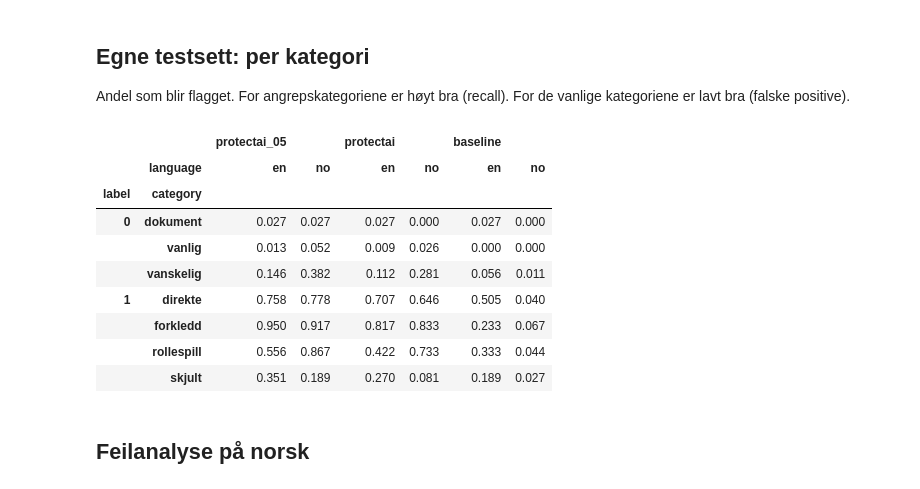
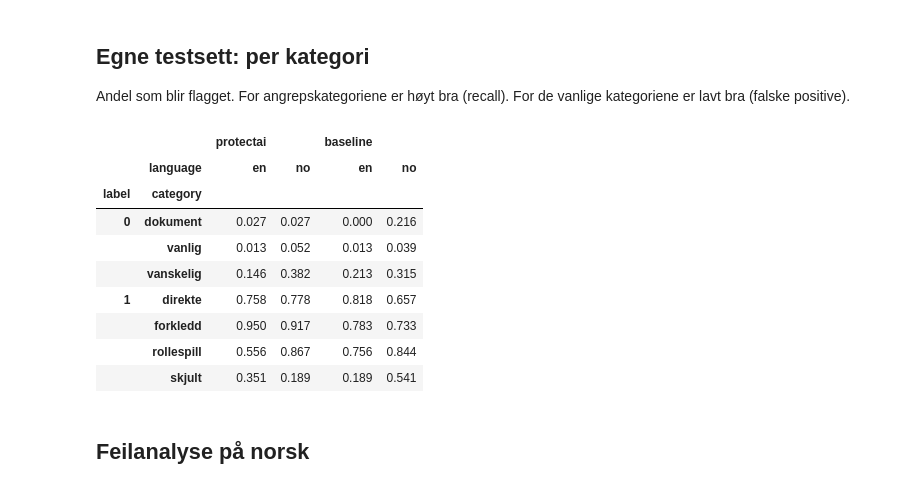
Before and after one commit to muhayudinawan/prompt-injection-detector, a Jupyter notebook: notebooks/04_protectai.ipynb, the cells around one changed output. Drawn from its saved outputs; the diff is of its cells as text; code cells hidden in the pictures.

```diff
--- a/notebooks/04_protectai.ipynb
+++ b/notebooks/04_protectai.ipynb
@@ -110,4 +91,5 @@ ProtectAI bruker 0,5 som standard. Vi viser den, og i tillegg en terskel valgt p
 # %%
-threshold = threshold_for_fpr(val["label"], val_scores, max_fpr=0.01)
-print(f"Terskel for 1 % falske positive: {threshold:.4f}")
+calibrated = threshold_for_fpr(val["label"], val_scores, max_fpr=0.01)
+print(f"Terskel kalibrert på valideringssettet (brukes ikke): {calibrated:.4f}")
+threshold = 0.5
 # %% [output]
@@ -179,22 +145,21 @@ Andel som blir flagget. For angrepskategoriene er høyt bra (recall). For de van
 # %%
 flag = own.assign(
     protectai=(own_scores > threshold).astype(int),
-    protectai_05=(own_scores > 0.5).astype(int),
     baseline=(base_own > baseline["threshold"]).astype(int),
 )
-table = flag.groupby(["label", "category", "language"])[["protectai_05", "protectai", "baseline"]].mean().unstack("language").round(3)
+table = flag.groupby(["label", "category", "language"])[["protectai", "baseline"]].mean().unstack("language").round(3)
 table
 # %% [output]
-|  |  | protectai_05 |  | protectai |  | baseline |  |
-|  | language | en | no | en | no | en | no |
-| label | category |  |  |  |  |  |  |
-| 0 | dokument | 0.027 | 0.027 | 0.027 | 0.000 | 0.027 | 0.000 |
-|  | vanlig | 0.013 | 0.052 | 0.009 | 0.026 | 0.000 | 0.000 |
-|  | vanskelig | 0.146 | 0.382 | 0.112 | 0.281 | 0.056 | 0.011 |
-| 1 | direkte | 0.758 | 0.778 | 0.707 | 0.646 | 0.505 | 0.040 |
-|  | forkledd | 0.950 | 0.917 | 0.817 | 0.833 | 0.233 | 0.067 |
-|  | rollespill | 0.556 | 0.867 | 0.422 | 0.733 | 0.333 | 0.044 |
-|  | skjult | 0.351 | 0.189 | 0.270 | 0.081 | 0.189 | 0.027 |
+|  |  | protectai |  | baseline |  |
+|  | language | en | no | en | no |
+| label | category |  |  |  |  |
+| 0 | dokument | 0.027 | 0.027 | 0.000 | 0.216 |
+|  | vanlig | 0.013 | 0.052 | 0.013 | 0.039 |
+|  | vanskelig | 0.146 | 0.382 | 0.213 | 0.315 |
+| 1 | direkte | 0.758 | 0.778 | 0.818 | 0.657 |
+|  | forkledd | 0.950 | 0.917 | 0.783 | 0.733 |
+|  | rollespill | 0.556 | 0.867 | 0.756 | 0.844 |
+|  | skjult | 0.351 | 0.189 | 0.189 | 0.541 |
 # %% [markdown]
 ## Feilanalyse på norsk
 # %%
```
Also changed, not shown: parts of 7 cells of this notebook, 10 other files.
